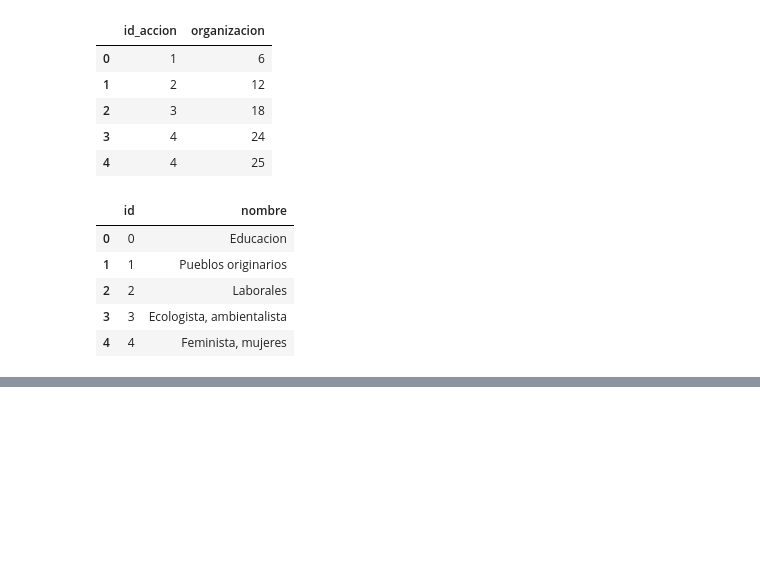
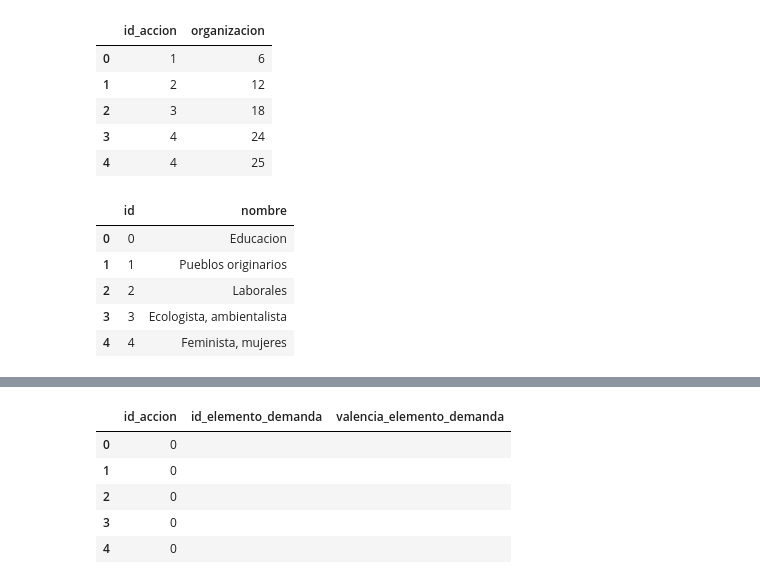
Before and after one commit to Vicvar/MTNotes, a Jupyter notebook: COESW.ipynb, the cells around one changed output, grey strips where cells are left out. Saved outputs shown, nothing was run; the diff lists cells and outputs as text; code cells hidden in the pictures; blank space fills up the shorter version.

```diff
--- a/COESW.ipynb
+++ b/COESW.ipynb
@@ -573,4 +575,15 @@ elementos_demanda.head()
 # %%
 #TABLA elementos de demanda en acción.
-ed_aux = coes_o[['p19a1','p19b1','p19c1','p19d1','p19e1']].values.flatten()
-ed_val_aux = coes_o[['p19a2','p19b2','p19c2','p19d2','p19e2']].values.flatten()
+eda_aux = coes_o[['p19a1','p19b1','p19c1','p19d1','p19e1']].values.flatten()
+eda_val_aux = coes_o[['p19a2','p19b2','p19c2','p19d2','p19e2']].values.flatten()
+eda = pd.concat([pd.DataFrame([[i//5,v]],columns=['id_accion','id_elemento_demanda']) for i, v in enumerate(eda_aux)],ignore_index=True)
+eda_val = pd.concat([pd.DataFrame([[i//5,v]],columns=['id_accion','valencia_elemento_demanda']) for i, v in enumerate(eda_val_aux)],ignore_index=True)
+eda['valencia_elemento_demanda'] = eda_val.valencia_elemento_demanda
+eda.head()
+# %% [output]
+|  | id_accion | id_elemento_demanda | valencia_elemento_demanda |
+| 0 | 0 |  |  |
+| 1 | 0 |  |  |
+| 2 | 0 |  |  |
+| 3 | 0 |  |  |
+| 4 | 0 |  |  |
```
Also changed, not shown: parts of 12 cells of this notebook, 3 other files.
